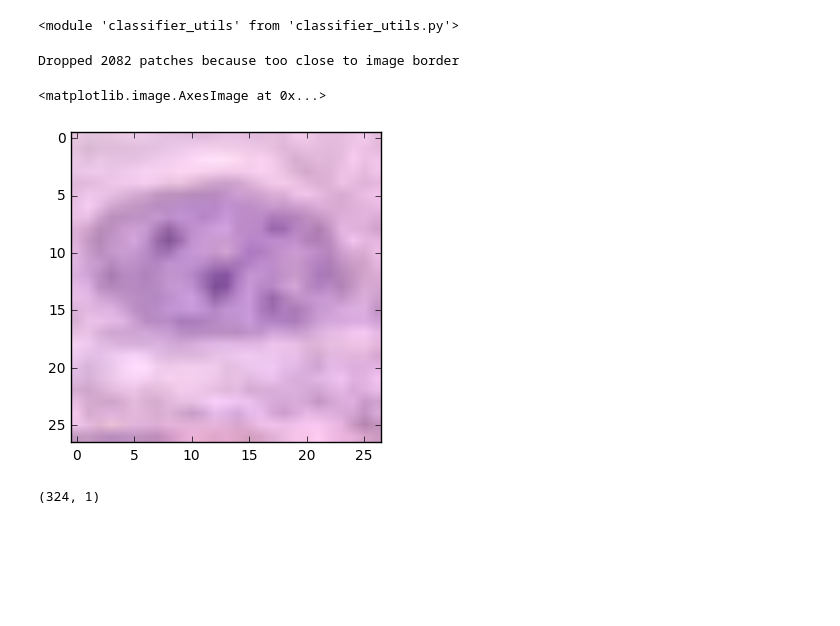
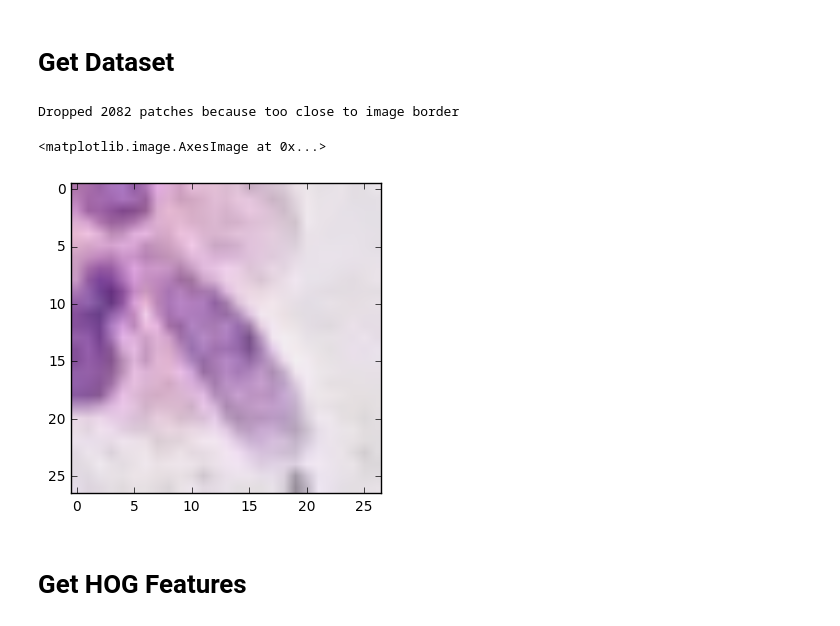
Before and after one commit to ord-nas/csc420-project, a Jupyter notebook: SVM Experimentation.ipynb, the cells around one changed output. Saved outputs shown, nothing was run; the diff lists cells and outputs as text; code cells hidden in the pictures; blank space fills up the shorter version.

```diff
--- a/SVM Experimentation.ipynb
+++ b/SVM Experimentation.ipynb
@@ -302,5 +7,2 @@ array([[0, 0],
 # %%
 import classifier_utils as utils
-reload(utils)
-# %% [output]
-<module 'classifier_utils' from 'classifier_utils.py'>
@@ -307,3 +11,5 @@ reload(utils)
+# %% [markdown]
+# Get Dataset
 # %%
 # Dataset
 categories = [
@@ -319,0 +24,7 @@ import cv2
+# %%
+plt.imshow(train['patches'][0])
+# %% [output]
+<matplotlib.image.AxesImage at 0x...>
+[figure, added]
+# %% [markdown]
+# Get HOG Features
@@ -328,14 +57,0 @@ hog = cv2.HOGDescriptor(winSize, blockSize, blockStride, cellSize, nbins)
-# %%
-plt.imshow(patches[0])
-# %% [output]
-<matplotlib.image.AxesImage at 0x...>
-[figure, removed]
-# %%
-#plt.imshow()
-big = cv2.resize(patches[0], (32, 32), interpolation=cv2.INTER_LINEAR)
-hist1 = hog.compute(big)
-gray = cv2.cvtColor(big, cv2.COLOR_BGR2GRAY)
-hist2 = hog.compute(gray)#, padding=(0,0), locations=[(0,0)], winStride=(8,8))
-hist2.shape
-# %% [output]
-(324, 1)
```
Also changed, not shown: parts of 21 cells of this notebook.
